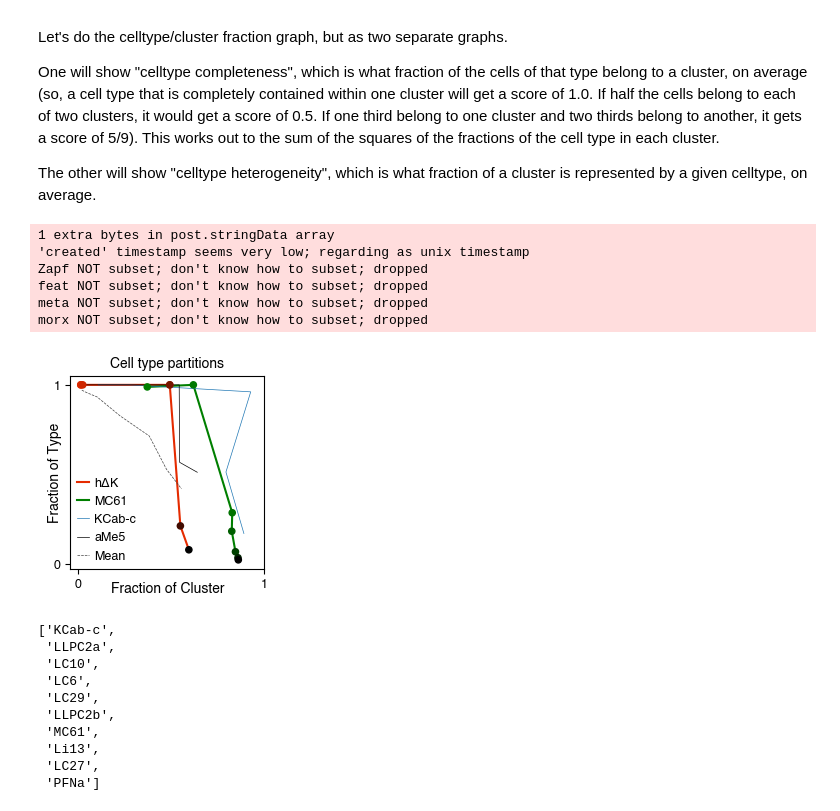
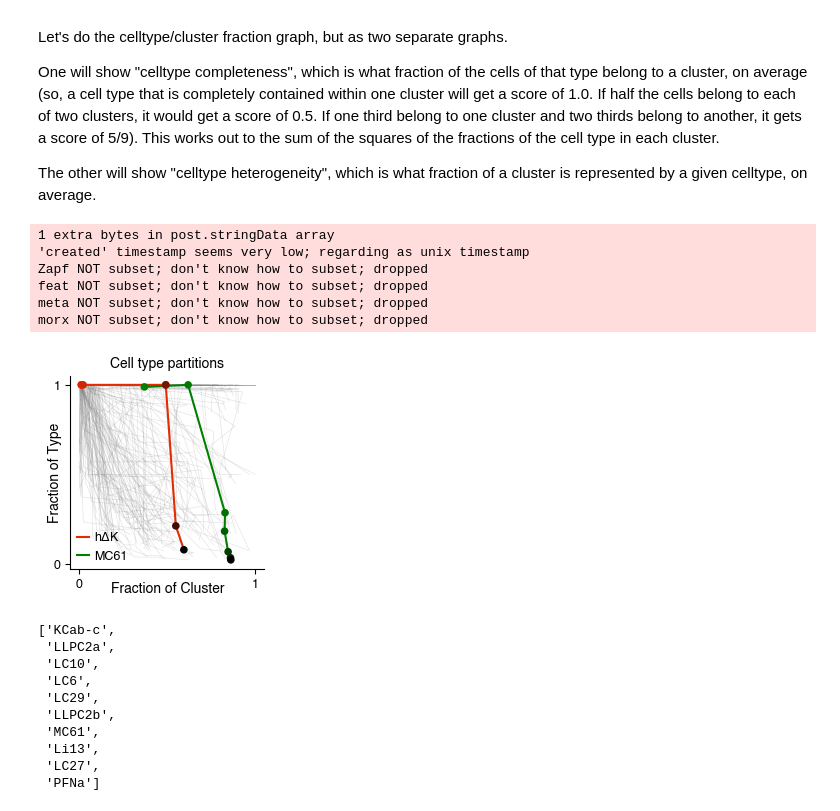
Before and after one commit to josiclab/flybrain-clustering, a Jupyter notebook: celltype figures.ipynb, the cells around one changed output. Cells and saved outputs as stored; diff of their text form; code cells hidden in the pictures.

```diff
--- a/celltype figures.ipynb
+++ b/celltype figures.ipynb
@@ -1693,9 +1693,9 @@ rpf = [float(c) for c in reneel_params]
 
 plt.figure(figsize=(2.5,2.5))
 plt.title("Cell type partitions", fontsize=10)
-# plt.plot(hom.values.T, com.values.T,
-#          linewidth=0.5,
-#          color="lightblue", alpha=0.2)
+plt.plot(hom.values.T, com.values.T,
+         linewidth=0.5,
+         color="gray", alpha=0.2)
 # plt.plot()
 # plt.scatter(hom.values, com.values,
 #             c=[float(chi) for chi in reneel_params], cmap=ListedColormap(cc.blues))
@@ -1712,47 +1712,48 @@ for t, p in zip(types_of_interest, cycle([cc.kr, cc.kg, cc.kb, cc.CET_CBL4[:230]
         plt.plot(hom.loc[t], com.loc[t], c=color, label=lab)
 #         plt.plot(hom.loc[t], com.loc[t], c=[float(chi) for chi in reneel_params], cmap="Reds")
         plt.scatter(hom.loc[t], com.loc[t],
                     s=20, zorder=1000,
                     c=[float(chi) for chi in reneel_params], cmap=ListedColormap(list(reversed(p))),
                     alpha=1.0)
 
-n_random = 1
-s = hom.sample(n_random).index.tolist()
-top10types = total_interest.sort_values("rotation", ascending=False).index.tolist()[:10]
-t = np.setdiff1d(top10types[:(2*n_random)], s)[:n_random]
+# Include the top scorer, a random type, and the average curve
+# n_random = 1
+# s = hom.sample(n_random).index.tolist()
+# top10types = total_interest.sort_values("rotation", ascending=False).index.tolist()[:10]
+# t = np.setdiff1d(top10types[:(2*n_random)], s)[:n_random]
 
-plt.plot(hom.loc[t].values.T, com.loc[t].values.T,
-         linewidth=0.5, label=t[0])
-plt.plot(hom.loc[s].values.T, com.loc[s].values.T,
-         linewidth=0.5, #linestyle='dashed',
-         color='black', label=s[0])
-plt.plot(hom.mean(), com.mean(),
-         color='#404040',
-         linewidth=0.5, linestyle='dashed',
-         label='Mean')
+# plt.plot(hom.loc[t].values.T, com.loc[t].values.T,
+#          linewidth=0.5, label=t[0])
+# plt.plot(hom.loc[s].values.T, com.loc[s].values.T,
+#          linewidth=0.5, #linestyle='dashed',
+#          color='black', label=s[0])
+# # plt.plot(hom.mean(), com.mean(),
+# #          color='#404040',
+# #          linewidth=0.5, linestyle='dashed',
+# #          label='Mean')
 
 # legend_kw = dict(fontsize=9, frameon=False, handlelength=1, handletextpad=0.4, borderpad=0)
 plt.legend(loc="lower left", fontsize=9, frameon=False, handlelength=1, handletextpad=0.4, borderpad=0)
 # plt.colorbar(label="Chi")
 plt.xlabel("Fraction of Cluster", fontsize=10, labelpad=-6)
 plt.ylabel("Fraction of Type", fontsize=10, labelpad=-6)
 plt.xticks([0,1], fontsize=9)
 plt.yticks([0,1], fontsize=9)
 
 plt.rcParams["pdf.fonttype"] = 42
 plt.rcParams["ps.fonttype"] = 42
 
 with plt.rc_context({"pdf.fonttype": 42, "ps.fonttype":42}):
     for ext in ["png", "pdf"]:
         plt.savefig(os.path.join(figure_dir, "Celltype Change", f"celltype_completeness_vs_homogeneity.{ext}"))
 # %% [output]
 1 extra bytes in post.stringData array
 'created' timestamp seems very low; regarding as unix timestamp
 Zapf NOT subset; don't know how to subset; dropped
 feat NOT subset; don't know how to subset; dropped
 meta NOT subset; don't know how to subset; dropped
 morx NOT subset; don't know how to subset; dropped
-[figure, old version]
+[figure, new version]
 # %%
 top10types = total_interest.sort_values("rotation", ascending=False).index.tolist()[:10]
 top20types = total_interest.sort_values("rotation", ascending=False).index.tolist()[:20]
```
Also changed, not shown: 2 other files.
